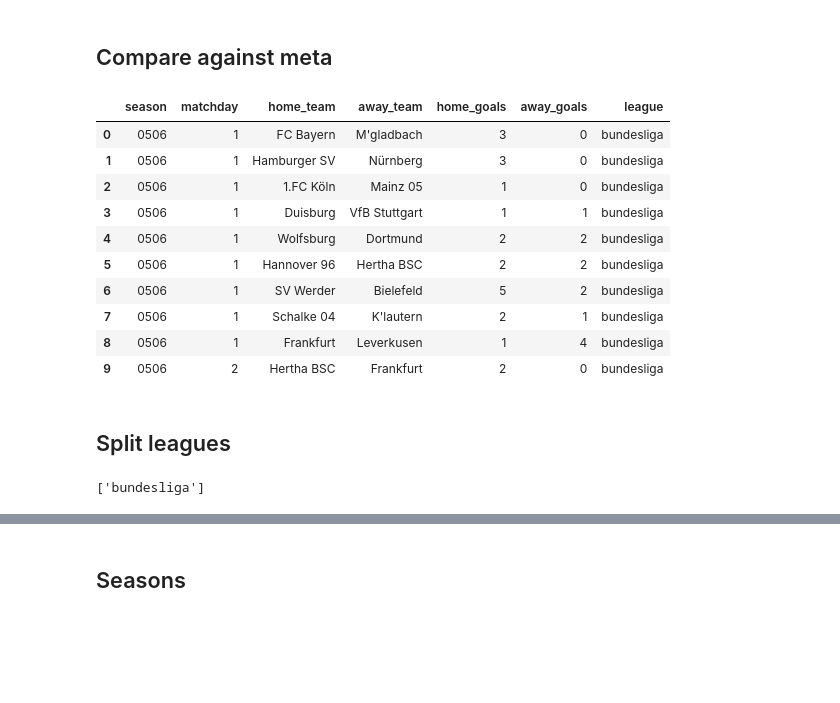
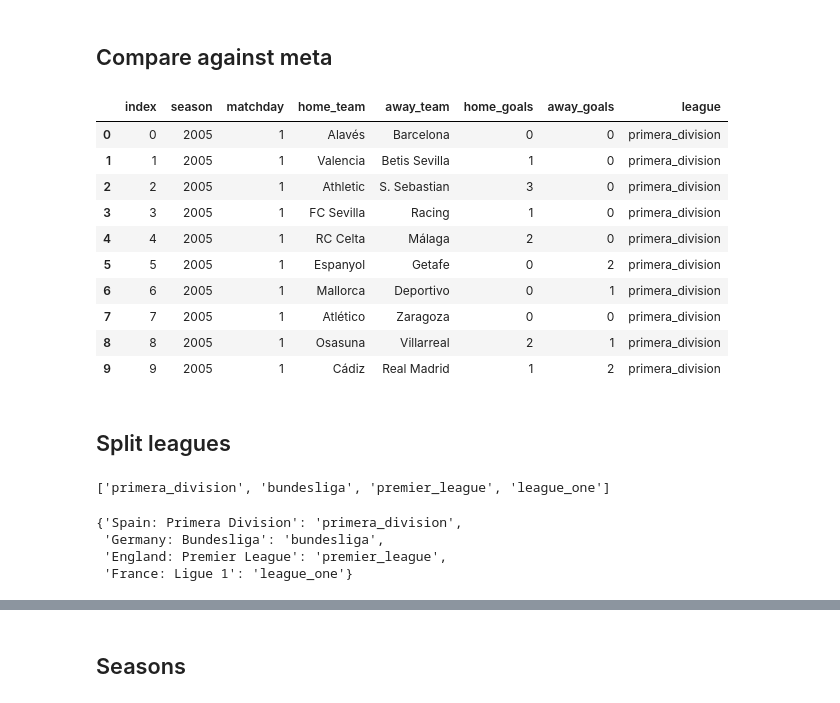
Before and after one commit to omlnaut/betting, a Jupyter notebook: scripts/processing/kaggle/processing.ipynb, the cells around one changed output, grey strips where cells are left out. Cells and saved outputs as stored; diff of their text form; code cells hidden in the pictures; blank space fills up the shorter version.

Commit message:
merged kaggle data with sportde

```diff
--- a/scripts/processing/kaggle/processing.ipynb
+++ b/scripts/processing/kaggle/processing.ipynb
@@ -44,26 +44,40 @@ df.columns, df.shape
 # %% [markdown]
 ## Compare against meta
 # %%
-meta_path = Path('../../../data/sportde/bundesliga')
+meta_path = Path('../../../data/sportde')
 matches_df = pd.read_feather(meta_path/'games.feather')
 matches_df.head(10)
 # %% [output]
-|  | season | matchday | home_team | away_team | home_goals | away_goals | league |
-| 0 | 0506 | 1 | FC Bayern | M'gladbach | 3 | 0 | bundesliga |
-| 1 | 0506 | 1 | Hamburger SV | Nürnberg | 3 | 0 | bundesliga |
-| 2 | 0506 | 1 | 1.FC Köln | Mainz 05 | 1 | 0 | bundesliga |
-| 3 | 0506 | 1 | Duisburg | VfB Stuttgart | 1 | 1 | bundesliga |
-| 4 | 0506 | 1 | Wolfsburg | Dortmund | 2 | 2 | bundesliga |
-| 5 | 0506 | 1 | Hannover 96 | Hertha BSC | 2 | 2 | bundesliga |
-| 6 | 0506 | 1 | SV Werder | Bielefeld | 5 | 2 | bundesliga |
-| 7 | 0506 | 1 | Schalke 04 | K'lautern | 2 | 1 | bundesliga |
-| 8 | 0506 | 1 | Frankfurt | Leverkusen | 1 | 4 | bundesliga |
-| 9 | 0506 | 2 | Hertha BSC | Frankfurt | 2 | 0 | bundesliga |
+|  | index | season | matchday | home_team | away_team | home_goals | away_goals | league |
+| 0 | 0 | 2005 | 1 | Alavés | Barcelona | 0 | 0 | primera_division |
+| 1 | 1 | 2005 | 1 | Valencia | Betis Sevilla | 1 | 0 | primera_division |
+| 2 | 2 | 2005 | 1 | Athletic | S. Sebastian | 3 | 0 | primera_division |
+| 3 | 3 | 2005 | 1 | FC Sevilla | Racing | 1 | 0 | primera_division |
+| 4 | 4 | 2005 | 1 | RC Celta | Málaga | 2 | 0 | primera_division |
+| 5 | 5 | 2005 | 1 | Espanyol | Getafe | 0 | 2 | primera_division |
+| 6 | 6 | 2005 | 1 | Mallorca | Deportivo | 0 | 1 | primera_division |
+| 7 | 7 | 2005 | 1 | Atlético | Zaragoza | 0 | 0 | primera_division |
+| 8 | 8 | 2005 | 1 | Osasuna | Villarreal | 2 | 1 | primera_division |
+| 9 | 9 | 2005 | 1 | Cádiz | Real Madrid | 1 | 2 | primera_division |
 # %% [markdown]
 ## Split leagues
 # %%
 meta_leagues = list(matches_df.league.unique())
 meta_leagues
 # %% [output]
-['bundesliga']
+['primera_division', 'bundesliga', 'premier_league', 'league_one']
+# %%
+actual_leagues = df.league.unique()
+league_translation = {
+    'Spain: Primera Division' : 'primera_division',
+    'Germany: Bundesliga' : 'bundesliga',
+    'England: Premier League' : 'premier_league',
+    'France: Ligue 1' : 'league_one'
+}
+league_translation
+# %% [output]
+{'Spain: Primera Division': 'primera_division',
+ 'Germany: Bundesliga': 'bundesliga',
+ 'England: Premier League': 'premier_league',
+ 'France: Ligue 1': 'league_one'}
 # %%
```
Also changed, not shown: parts of 33 cells of this notebook, 2 other files.
